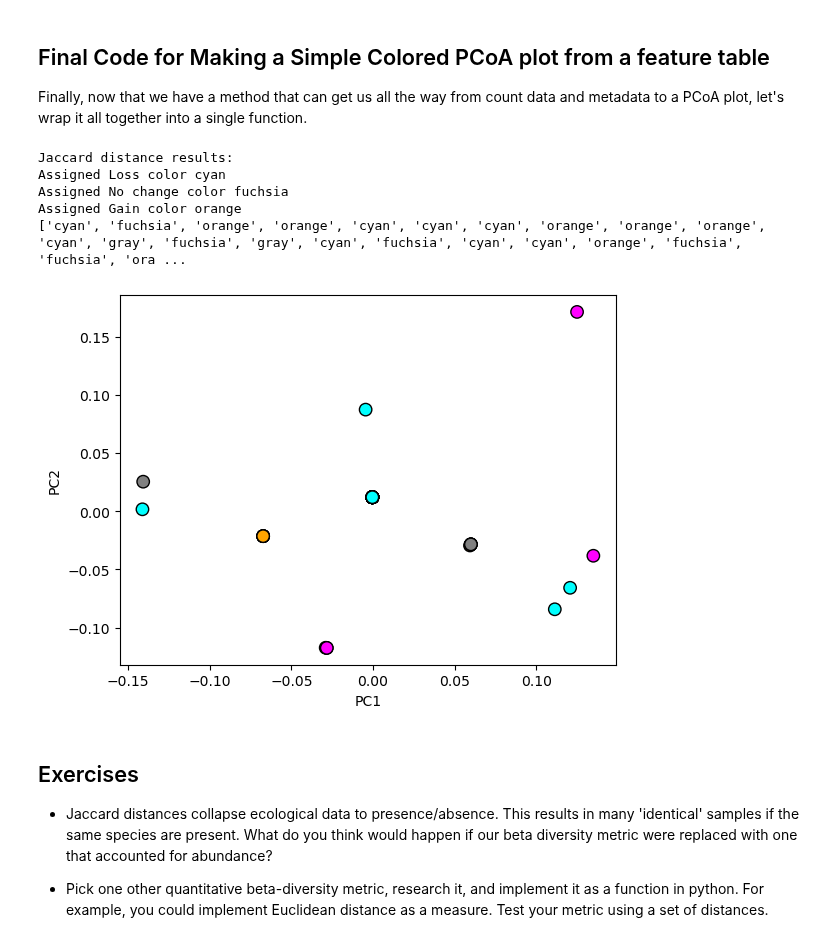
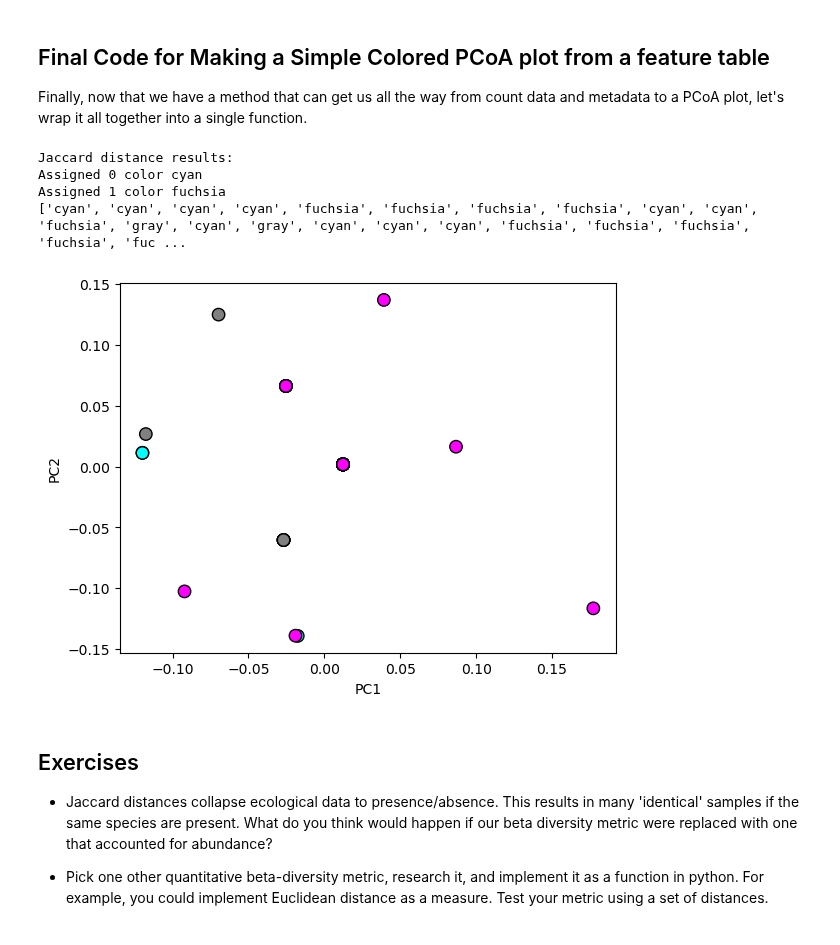
Before and after one commit to zaneveld/full_spectrum_bioinformatics, a Jupyter notebook: content/07_tabular_omics_data/calculating_beta_diversity.ipynb, the cells around one changed output. Cells and saved outputs as stored; diff of their text form; code cells hidden in the pictures.

```diff
--- a/content/07_tabular_omics_data/calculating_beta_diversity.ipynb
+++ b/content/07_tabular_omics_data/calculating_beta_diversity.ipynb
@@ -812,39 +834,38 @@ def beta_diversity_ordination(df,metadata_df,metadata_col,bdiv_metric="bray-curt
     elif bdiv_metric == "jaccard":
         bdiv_fn = jaccard_distance
     else:
         raise ValueError("Unknown metric. Pick 'jaccard' or 'bray-curtis'.")
 
     distances = calc_beta_diversity(df,metric=bdiv_fn)
 
     dm = paired_data_to_df(distances)
     sample_ids = list(dm.columns)
 
     pcoa_coords = pcoa(dm)
     x = pcoa_coords[:,0]
     y = pcoa_coords[:,1]
 
     colors = colors_by_metadata(sample_ids,metadata_df,metadata_col)
     print(colors)
 
     fig,ax = plt.subplots()
     ax.scatter(x, y,alpha=1.0,edgecolor="black",s=80,c=colors)
     ax.set_xlabel("PC1")
     ax.set_ylabel("PC2")
 
     return x,y
 
 
-color_by = 'tissue_loss'
+color_by = 'Nutrients'
 
 print("Jaccard distance results:")
 xy_jaccard = beta_diversity_ordination(feature_table,metadata,color_by,bdiv_metric="jaccard")
 # %% [output]
 Jaccard distance results:
-Assigned Loss color cyan
-Assigned No change color fuchsia
-Assigned Gain color orange
-['cyan', 'fuchsia', 'orange', 'orange', 'cyan', 'cyan', 'cyan', 'orange', 'orange', 'orange', 'cyan', 'gray', 'fuchsia', 'gray', 'cyan', 'fuchsia', 'cyan', 'cyan', 'orange', 'fuchsia', 'fuchsia', 'ora ...
+Assigned 0 color cyan
+Assigned 1 color fuchsia
+['cyan', 'cyan', 'cyan', 'cyan', 'fuchsia', 'fuchsia', 'fuchsia', 'fuchsia', 'cyan', 'cyan', 'fuchsia', 'gray', 'cyan', 'gray', 'cyan', 'cyan', 'cyan', 'fuchsia', 'fuchsia', 'fuchsia', 'fuchsia', 'fuc ...
-[figure, old version]
+[figure, new version]
 # %% [markdown]
 ## Exercises
 
```
Also changed, not shown: parts of 16 cells of this notebook.
